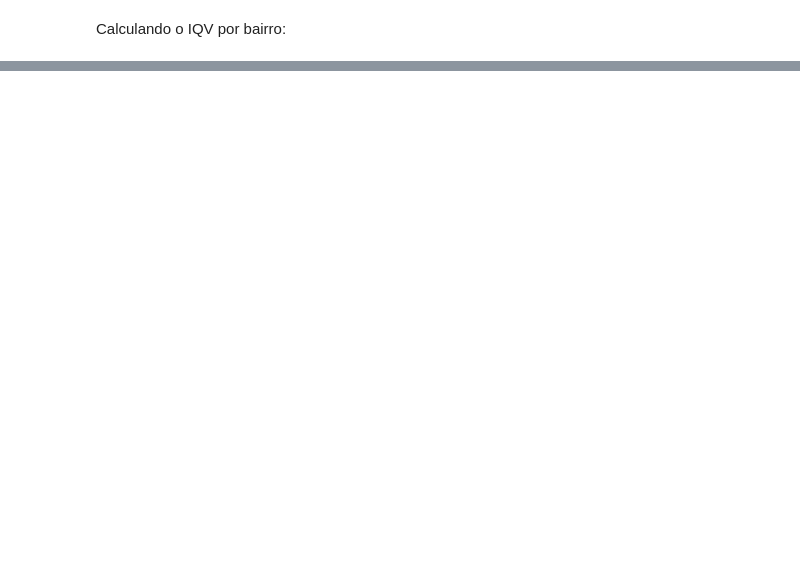
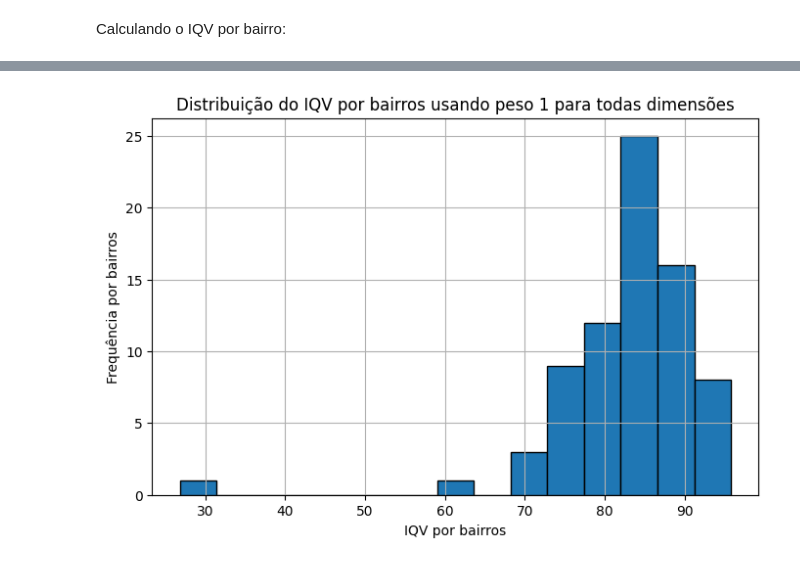
Before and after one commit to luizcaixeta/data-science-UTFPR, a Jupyter notebook: 02 - Analise exploratoria/src/05 - feature_engineering/01_feature_engineering.ipynb, the cells around one changed output, grey strips where cells are left out. Saved outputs shown, nothing was run; the diff lists cells and outputs as text; code cells hidden in the pictures; blank space fills up the shorter version.

Commit message:
feat(notebook): adiciona novo processo de cálculo para IQV e análise de estabilidade entre métodos

```diff
--- a/02 - Analise exploratoria/src/05 - feature_engineering/01_feature_engineering.ipynb
+++ b/02 - Analise exploratoria/src/05 - feature_engineering/01_feature_engineering.ipynb
@@ -377,0 +390,10 @@ df_final.to_csv(arquivo_feature_engineering, index=False)
+# %%
+plt.figure(figsize=(8, 5))
+plt.hist(ranking["IQV"], bins=15, edgecolor="black")
+plt.xlabel("IQV por bairros")
+plt.ylabel("Frequência por bairros")
+plt.title("Distribuição do IQV por bairros usando peso 1 para todas dimensões")
+plt.grid(True)
+plt.show()
+# %% [output]
+[figure, added]
```
Also changed, not shown: parts of 42 cells of this notebook.
